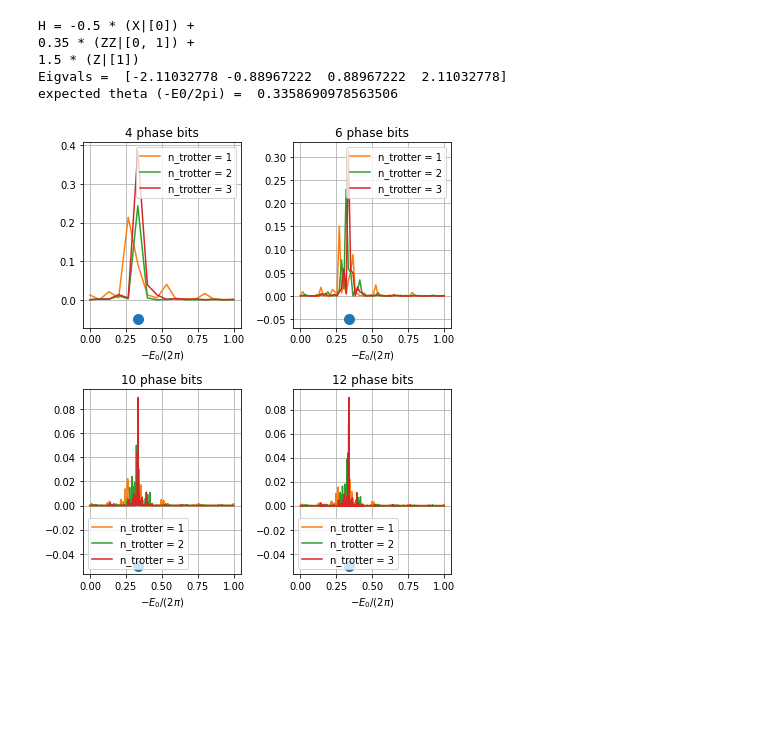
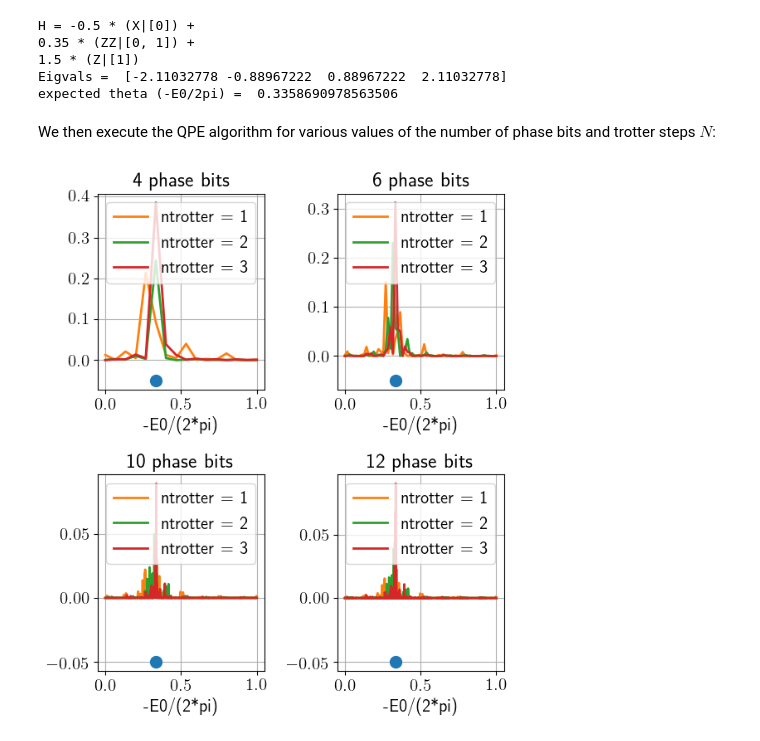
Before and after one commit to tayral/phy580_tutorials, a Jupyter notebook: 4_PEA.ipynb, the cells around one changed output. Cells and saved outputs as stored; diff of their text form; code cells hidden in the pictures; blank space fills up the shorter version.

```diff
--- a/4_PEA.ipynb
+++ b/4_PEA.ipynb
@@ -16,8 +18,10 @@ from qat.lang.AQASM import H, QRoutine, RX, Program
 
 def build_pea_routine(U_routine, nbits_phase):
     """
+    Construct a phase estimation routine corresponding to a given operator U.
+
     Args:
-        U_routine (QRoutine): the unitary matrix
+        U_routine (QRoutine): the quantum routine corresponding to U
         nbits_phase (int): number of bits for phase register
 
     Returns:
@@ -156,7 +184,8 @@ def construct_Rk_routine(ops, qbits, theta):
         QRoutine
 
     Notes:
-        the indices of the wires of the QRoutine are relative to the smallest index in qbits (i.e always start at qb=0)
+        the indices of the wires of the QRoutine are relative
+        to the smallest index in qbits (i.e always start at qb=0)
     """
     min_qb = min(qbits)
     qbits = [qb - min_qb for qb in qbits]  # everything must be defined relative to 0
@@ -170,6 +199,7 @@ def construct_Rk_routine(ops, qbits, theta):
         for ind_qb in range(len(qbits)-1):
             qrout.apply(CNOT, qbits[ind_qb], qbits[ind_qb+1])
     qrout.apply(RZ(theta), qbits[-1])
-    qrout.uncompute()
+    qrout.uncompute() # uncompute() applies U^dagger,
+    # with U the unitary corresponding to the gates applied within the "with XX.compute()" context
 
     return qrout
@@ -209,9 +247,10 @@ def build_pea_routine_for_hamiltonian(hamiltonian, n_phase_bits, n_trotter=1):
         for _ in range(n_trotter):
             for term in hamiltonian.terms:
                 theta = term.coeff * 2**(j_ind + 1) / n_trotter
-                Rk_routine = construct_Rk_routine(term.op, term.qbits, theta, hamiltonian.nbqbits)
+                Rk_routine = construct_Rk_routine(term.op, term.qbits, theta)
                 try:
-                    routine.apply(Rk_routine.ctrl(), phase_reg[j_ind], [data_reg[qb] for qb in term.qbits])
+                    routine.apply(Rk_routine.ctrl(), phase_reg[j_ind],
+                                  [data_reg[qb] for qb in term.qbits])
                 except:
                     print(term.qbits)
                     raise
@@ -301,24 +342,38 @@ H = -0.5 * (X|[0]) +
 1.5 * (Z|[1])
 Eigvals =  [-2.11032778 -0.88967222  0.88967222  2.11032778]
 expected theta (-E0/2pi) =  0.3358690978563506
+# %% [markdown]
+We then execute the QPE algorithm for various values of the number of phase bits and trotter steps $N$:
+# %%
+use_qpu = "pylinalg"
+
+if use_qpu == "pylinalg":
+    from qat.qpus import PyLinalg
+    from qat.lang.AQASM import AbstractGate
+    StatePreparation = AbstractGate("STATE_PREPARATION", [np.ndarray])
+    qpu = PyLinalg()
+else:
+    from qat.linalg.oracles import StatePreparation
+    from qat.qpus import LinAlg
+    qpu = LinAlg()
 # %%
 import matplotlib.pyplot as plt
 from matplotlib.gridspec import GridSpec
 gs = GridSpec(2, 2)
 plt.figure(figsize=(6, 7))
 
 for ind, n_phase_bits in enumerate([4, 6, 10, 12]):
     plt.subplot(gs[ind])
-    plt.title("%s phase bits"%n_phase_bits)
+    plt.title(r"%s phase bits"%n_phase_bits)
 
     plt.plot([theta_expected], [-0.05], 'o', ms=10)
     for n_trotter in [1, 2, 3]:
         probs = perform_pea(qpu, hamiltonian, psi0, n_phase_bits, n_trotter)
 
-        plt.plot(np.linspace(0, 1, 2**n_phase_bits), probs, label="n_trotter = %s"%n_trotter)
+        plt.plot(np.linspace(0, 1, 2**n_phase_bits), probs, label=r"ntrotter = %s"%n_trotter)
     plt.grid()
     plt.legend(loc="best")
-    plt.xlabel("$-E_0/(2\pi)$")
+    plt.xlabel(r"-E0/(2*pi)")
 plt.tight_layout()
 # %% [output]
-[figure, old version]
+[figure, new version]
```
Also changed, not shown: parts of 17 cells of this notebook.
